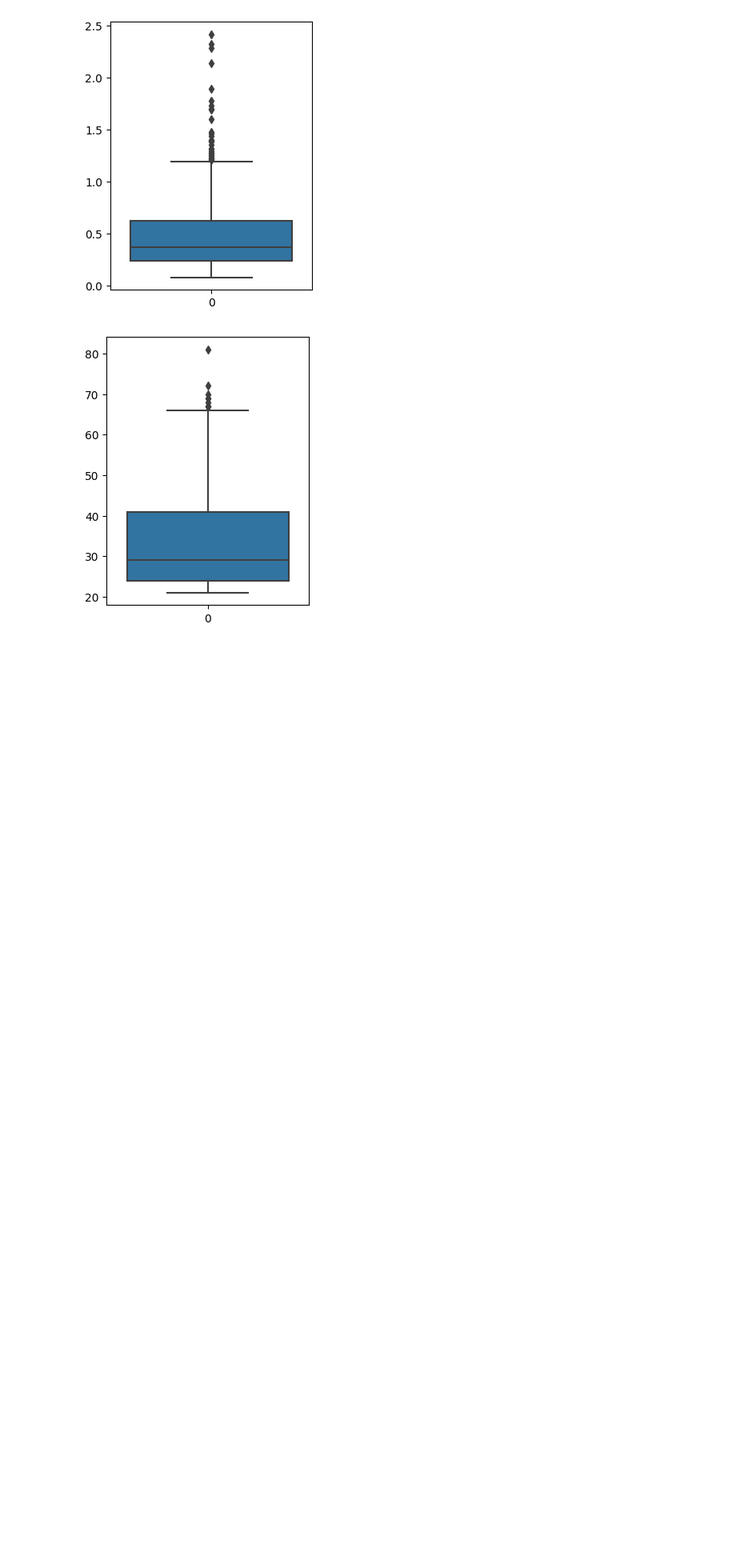
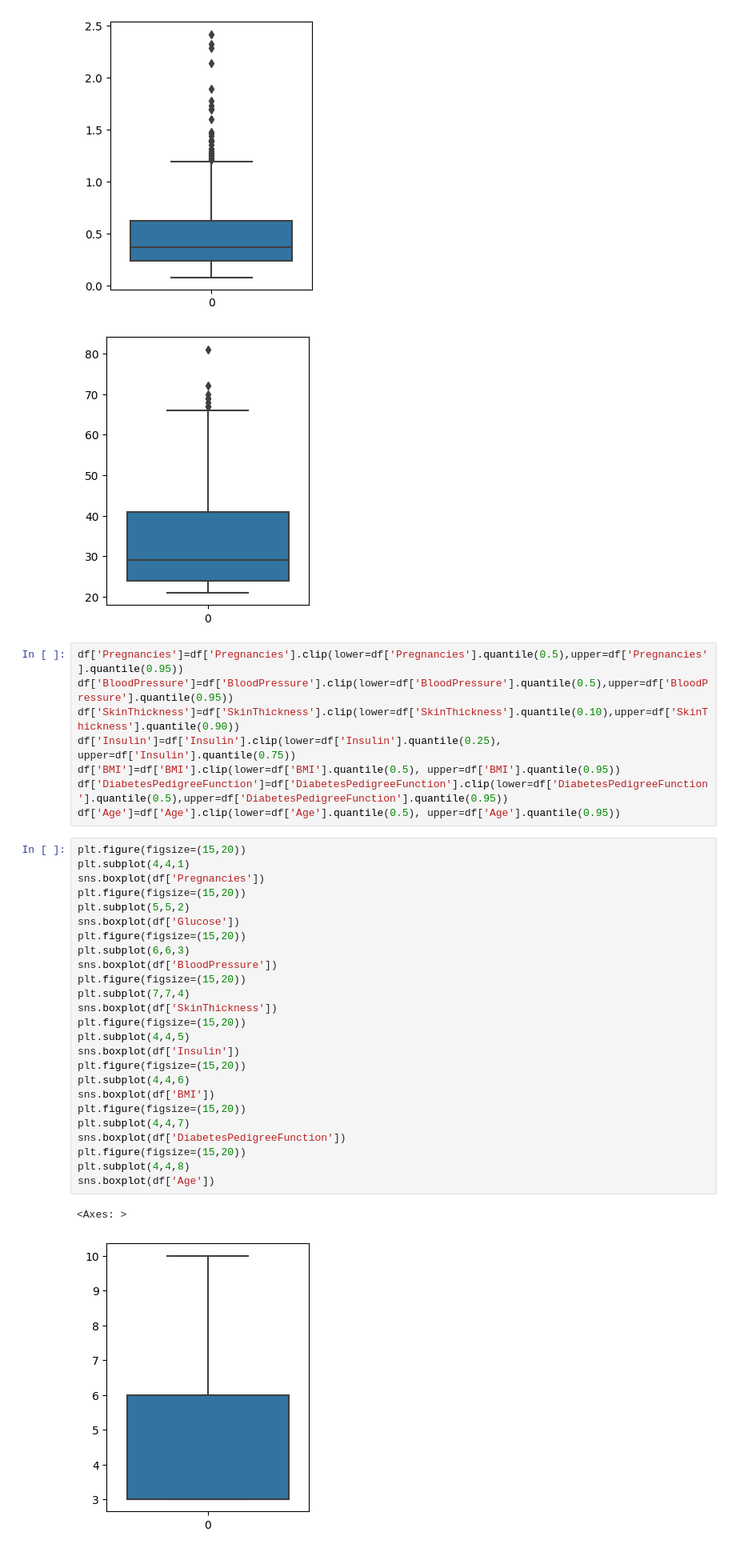
Before and after one commit to Cris2405/medicina, a Jupyter notebook: Diabetes.ipynb, the cells around one changed output. Shown: that part at 80% size. Saved outputs shown, nothing was run; the diff lists cells and outputs as text; blank space fills up the shorter version.

```diff
--- a/Diabetes.ipynb
+++ b/Diabetes.ipynb
@@ -165,3 +165,39 @@ sns.boxplot(df['Age'])
 [figure]
 [figure]
 [figure]
+# %%
+df['Pregnancies']=df['Pregnancies'].clip(lower=df['Pregnancies'].quantile(0.5),upper=df['Pregnancies'].quantile(0.95))
+df['BloodPressure']=df['BloodPressure'].clip(lower=df['BloodPressure'].quantile(0.5),upper=df['BloodPressure'].quantile(0.95))
+df['SkinThickness']=df['SkinThickness'].clip(lower=df['SkinThickness'].quantile(0.10),upper=df['SkinThickness'].quantile(0.90))
+df['Insulin']=df['Insulin'].clip(lower=df['Insulin'].quantile(0.25), upper=df['Insulin'].quantile(0.75))
+df['BMI']=df['BMI'].clip(lower=df['BMI'].quantile(0.5), upper=df['BMI'].quantile(0.95))
+df['DiabetesPedigreeFunction']=df['DiabetesPedigreeFunction'].clip(lower=df['DiabetesPedigreeFunction'].quantile(0.5),upper=df['DiabetesPedigreeFunction'].quantile(0.95))
+df['Age']=df['Age'].clip(lower=df['Age'].quantile(0.5), upper=df['Age'].quantile(0.95))
+# %%
+plt.figure(figsize=(15,20))
+plt.subplot(4,4,1)
+sns.boxplot(df['Pregnancies'])
+plt.figure(figsize=(15,20))
+plt.subplot(5,5,2)
+sns.boxplot(df['Glucose'])
+plt.figure(figsize=(15,20))
+plt.subplot(6,6,3)
+sns.boxplot(df['BloodPressure'])
+plt.figure(figsize=(15,20))
+plt.subplot(7,7,4)
+sns.boxplot(df['SkinThickness'])
+plt.figure(figsize=(15,20))
+plt.subplot(4,4,5)
+sns.boxplot(df['Insulin'])
+plt.figure(figsize=(15,20))
+plt.subplot(4,4,6)
+sns.boxplot(df['BMI'])
+plt.figure(figsize=(15,20))
+plt.subplot(4,4,7)
+sns.boxplot(df['DiabetesPedigreeFunction'])
+plt.figure(figsize=(15,20))
+plt.subplot(4,4,8)
+sns.boxplot(df['Age'])
+# %% [output]
+<Axes: >
+[figure, added]
```
Also changed, not shown: parts of 4 cells of this notebook.
